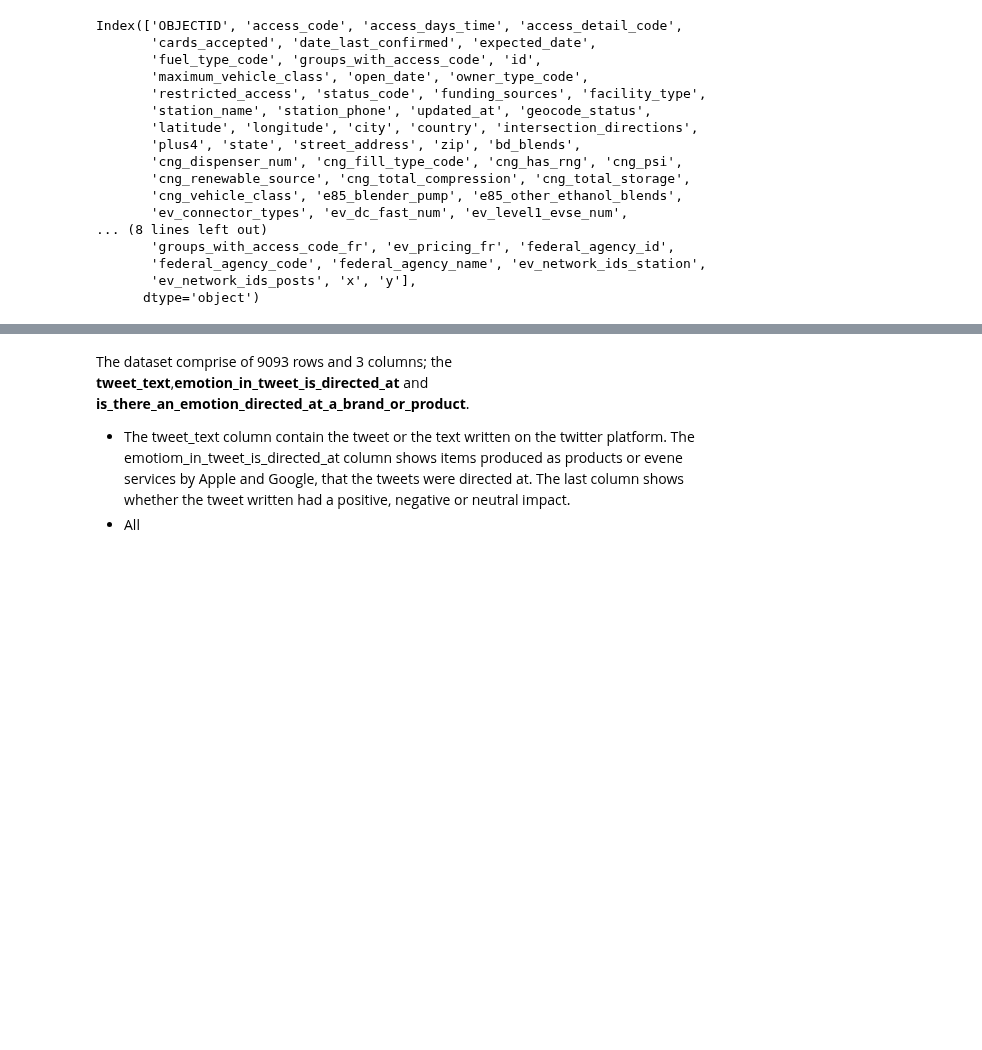
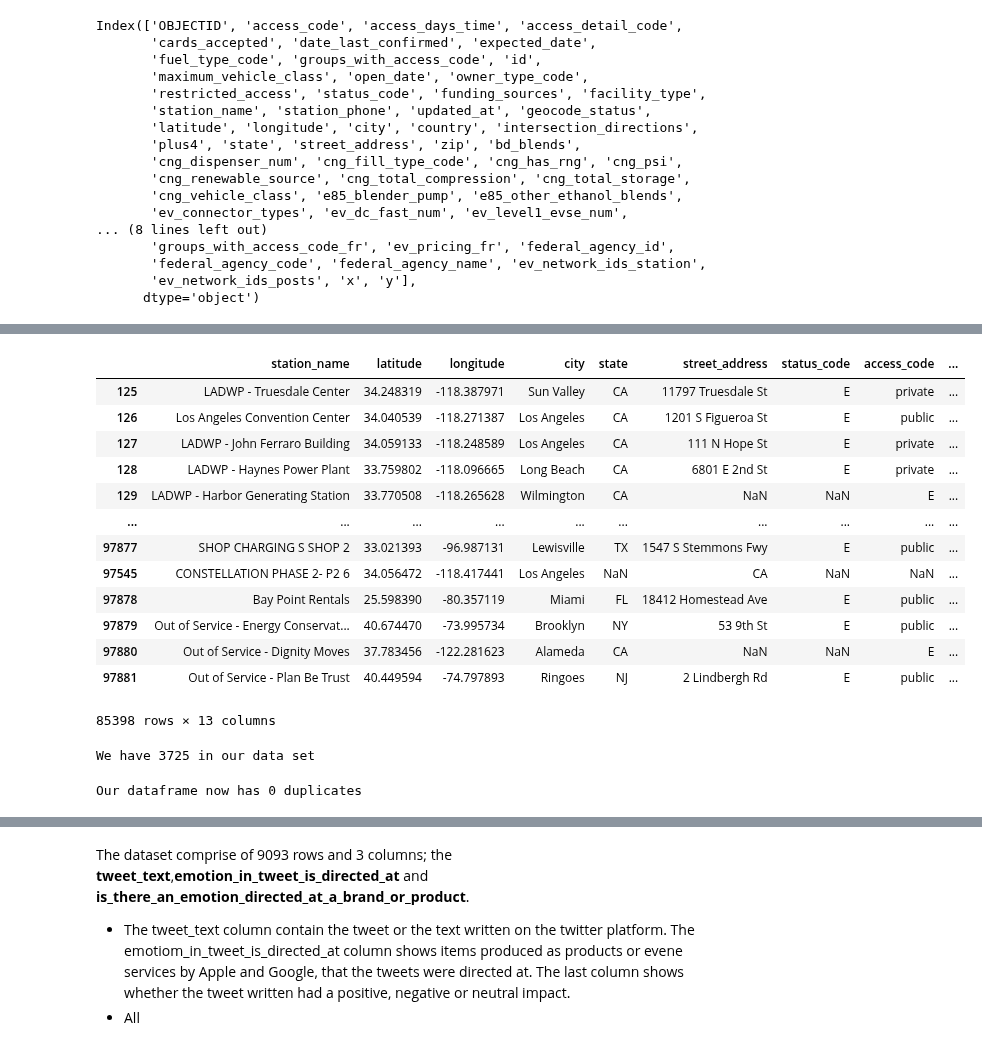
Before and after one commit to Damarispaul/Ev_Stations, a Jupyter notebook: EV Charging (3).ipynb, the cells around one changed output, grey strips where cells are left out. Drawn from its saved outputs; the diff is of its cells as text; code cells hidden in the pictures; blank space fills up the shorter version.

```diff
--- a/EV Charging (3).ipynb
+++ b/EV Charging (3).ipynb
@@ -321,0 +265,22 @@ dtype: int64
+# %%
+# Dropping columns with above 20% missing values
+def drop_high_null_columns(df, threshold=20):
+    return df.loc[:, (df.isna().sum() / len(df) * 100) <= threshold]
+
+df_20_percent=drop_high_null_columns(Ev_df, threshold=20)
+df_20_percent
+# %% [output]
+|  | station_name | latitude | longitude | city | state | street_address | status_code | access_code | ... |
+| 125 | LADWP - Truesdale Center | 34.248319 | -118.387971 | Sun Valley | CA | 11797 Truesdale St | E | private | ... |
+| 126 | Los Angeles Convention Center | 34.040539 | -118.271387 | Los Angeles | CA | 1201 S Figueroa St | E | public | ... |
+| 127 | LADWP - John Ferraro Building | 34.059133 | -118.248589 | Los Angeles | CA | 111 N Hope St | E | private | ... |
+| 128 | LADWP - Haynes Power Plant | 33.759802 | -118.096665 | Long Beach | CA | 6801 E 2nd St | E | private | ... |
+| 129 | LADWP - Harbor Generating Station | 33.770508 | -118.265628 | Wilmington | CA | NaN | NaN | E | ... |
+| ... | ... | ... | ... | ... | ... | ... | ... | ... | ... |
+| 97877 | SHOP CHARGING S SHOP 2 | 33.021393 | -96.987131 | Lewisville | TX | 1547 S Stemmons Fwy | E | public | ... |
+| 97545 | CONSTELLATION PHASE 2- P2 6 | 34.056472 | -118.417441 | Los Angeles | NaN | CA | NaN | NaN | ... |
+| 97878 | Bay Point Rentals | 25.598390 | -80.357119 | Miami | FL | 18412 Homestead Ave | E | public | ... |
+| 97879 | Out of Service - Energy Conservat... | 40.674470 | -73.995734 | Brooklyn | NY | 53 9th St | E | public | ... |
+| 97880 | Out of Service - Dignity Moves | 37.783456 | -122.281623 | Alameda | CA | NaN | NaN | E | ... |
+| 97881 | Out of Service - Plan Be Trust | 40.449594 | -74.797893 | Ringoes | NJ | 2 Lindbergh Rd | E | public | ... |
+85398 rows × 13 columns
@@ -321,0 +289,12 @@ dtype: int64
+# %%
+# Checking for duplicates
+print(f"We have {Ev_df1.duplicated().sum()} in our data set")
+# %% [output]
+We have 3725 in our data set
+# %%
+# Handling the duplicates
+Ev_df_noduplicate = Ev_df1.drop_duplicates()
+# Confirming that the duplicates have been handled
+print(f"Our dataframe now has {Ev_df_noduplicate.duplicated().sum()} duplicates")
+# %% [output]
+Our dataframe now has 0 duplicates
```
Also changed, not shown: parts of 62 cells of this notebook.
